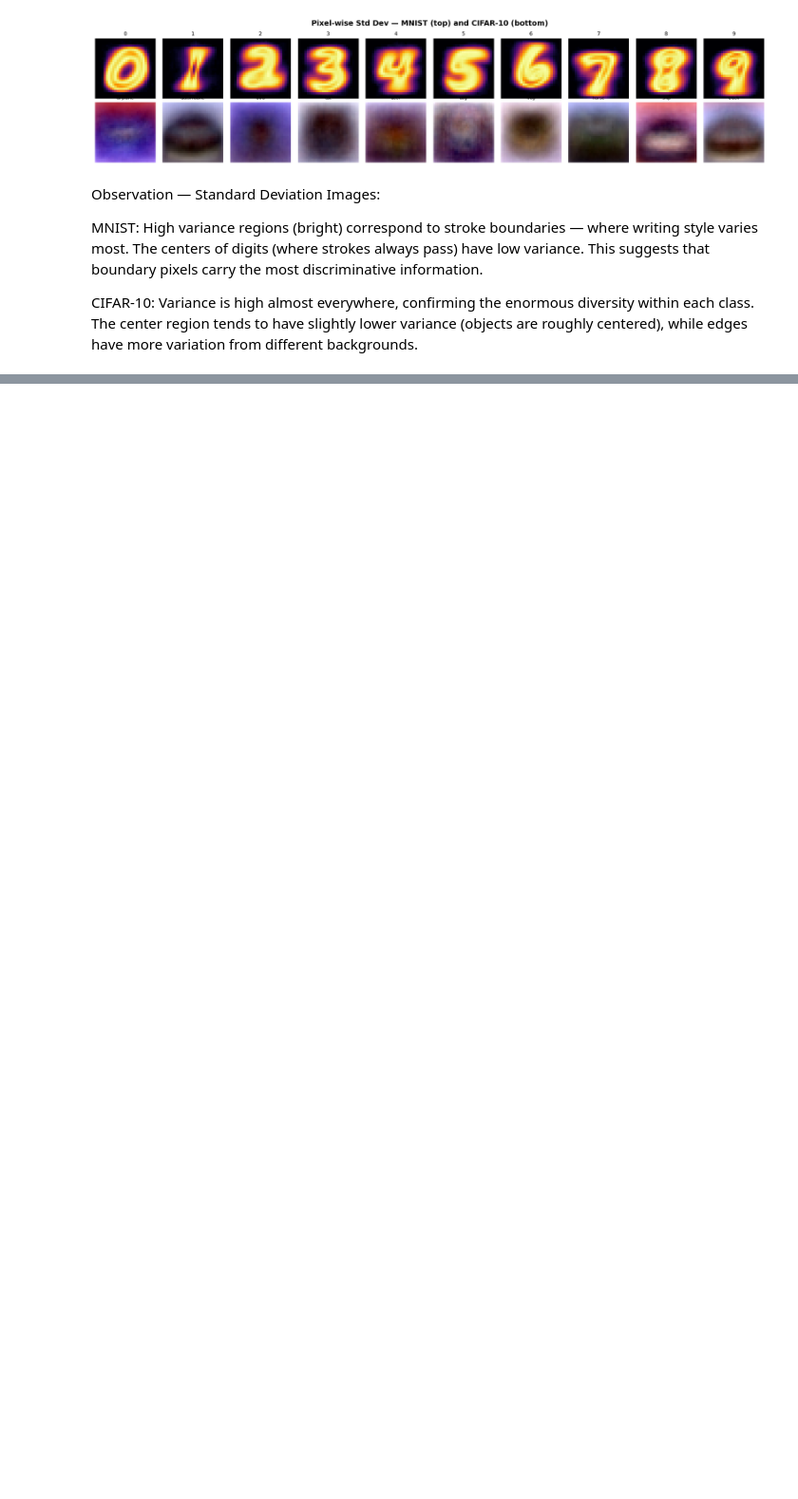
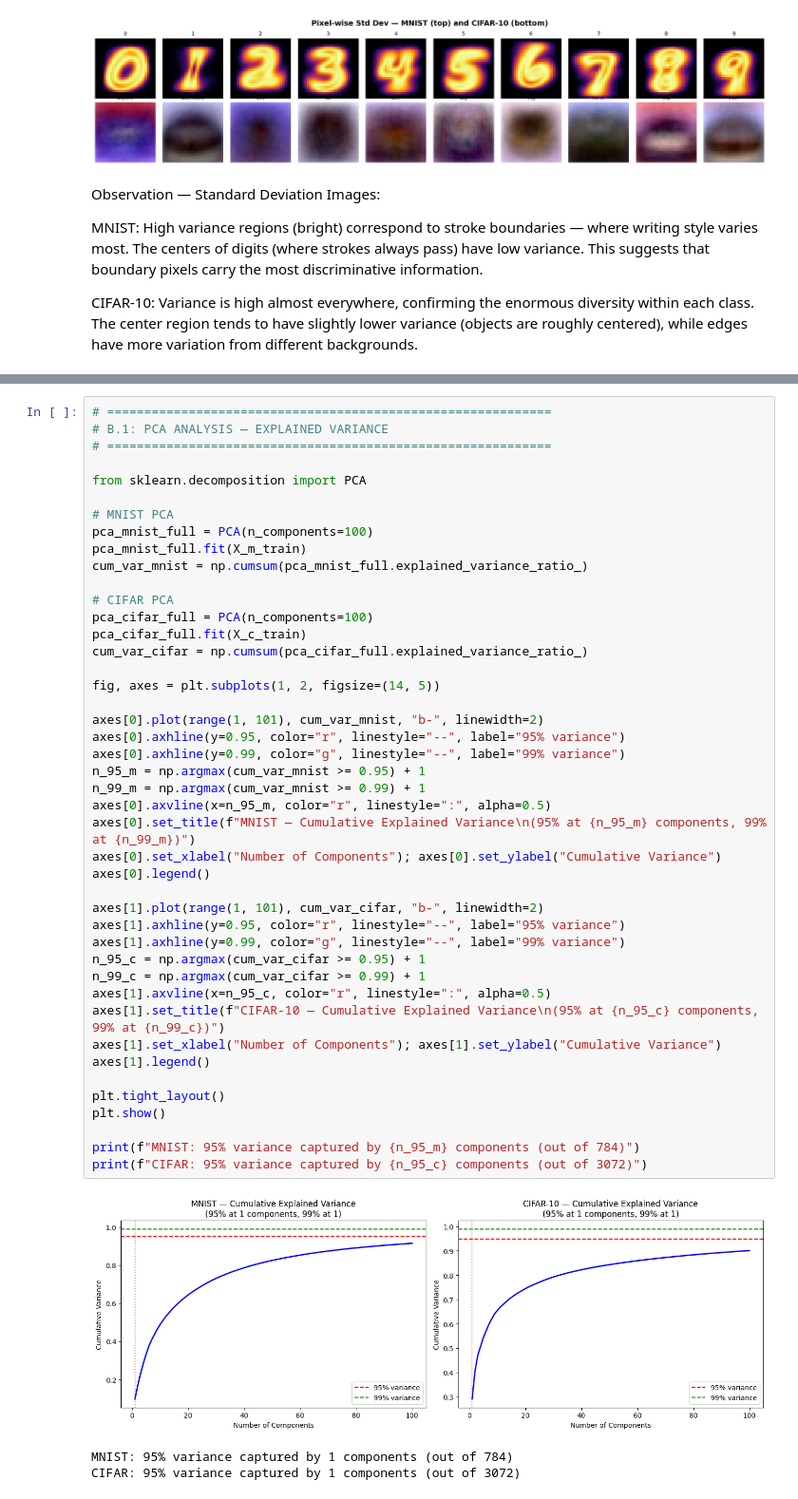
Before and after one commit to srujannayak45/DL-LAB-ASSIGNMENT, a Jupyter notebook: DL_ASSIGNMENT.ipynb, the cells around one changed output, grey strips where cells are left out. Shown at 95% size. Drawn from its saved outputs; the diff is of its cells as text; blank space fills up the shorter version.

```diff
--- a/DL_ASSIGNMENT.ipynb
+++ b/DL_ASSIGNMENT.ipynb
@@ -849,0 +1072,48 @@ CIFAR-10: Variance is high almost everywhere, confirming the enormous diversity
+# %%
+# ============================================================
+# B.1: PCA ANALYSIS — EXPLAINED VARIANCE
+# ============================================================
+
+from sklearn.decomposition import PCA
+
+# MNIST PCA
+pca_mnist_full = PCA(n_components=100)
+pca_mnist_full.fit(X_m_train)
+cum_var_mnist = np.cumsum(pca_mnist_full.explained_variance_ratio_)
+
+# CIFAR PCA
+pca_cifar_full = PCA(n_components=100)
+pca_cifar_full.fit(X_c_train)
+cum_var_cifar = np.cumsum(pca_cifar_full.explained_variance_ratio_)
+
+fig, axes = plt.subplots(1, 2, figsize=(14, 5))
+
+axes[0].plot(range(1, 101), cum_var_mnist, "b-", linewidth=2)
+axes[0].axhline(y=0.95, color="r", linestyle="--", label="95% variance")
+axes[0].axhline(y=0.99, color="g", linestyle="--", label="99% variance")
+n_95_m = np.argmax(cum_var_mnist >= 0.95) + 1
+n_99_m = np.argmax(cum_var_mnist >= 0.99) + 1
+axes[0].axvline(x=n_95_m, color="r", linestyle=":", alpha=0.5)
+axes[0].set_title(f"MNIST — Cumulative Explained Variance\n(95% at {n_95_m} components, 99% at {n_99_m})")
+axes[0].set_xlabel("Number of Components"); axes[0].set_ylabel("Cumulative Variance")
+axes[0].legend()
+
+axes[1].plot(range(1, 101), cum_var_cifar, "b-", linewidth=2)
+axes[1].axhline(y=0.95, color="r", linestyle="--", label="95% variance")
+axes[1].axhline(y=0.99, color="g", linestyle="--", label="99% variance")
+n_95_c = np.argmax(cum_var_cifar >= 0.95) + 1
+n_99_c = np.argmax(cum_var_cifar >= 0.99) + 1
+axes[1].axvline(x=n_95_c, color="r", linestyle=":", alpha=0.5)
+axes[1].set_title(f"CIFAR-10 — Cumulative Explained Variance\n(95% at {n_95_c} components, 99% at {n_99_c})")
+axes[1].set_xlabel("Number of Components"); axes[1].set_ylabel("Cumulative Variance")
+axes[1].legend()
+
+plt.tight_layout()
+plt.show()
+
+print(f"MNIST: 95% variance captured by {n_95_m} components (out of 784)")
+print(f"CIFAR: 95% variance captured by {n_95_c} components (out of 3072)")
+# %% [output]
+[figure, added]
+MNIST: 95% variance captured by 1 components (out of 784)
+CIFAR: 95% variance captured by 1 components (out of 3072)
```
Also changed, not shown: parts of 8 cells of this notebook, 2 other files.
